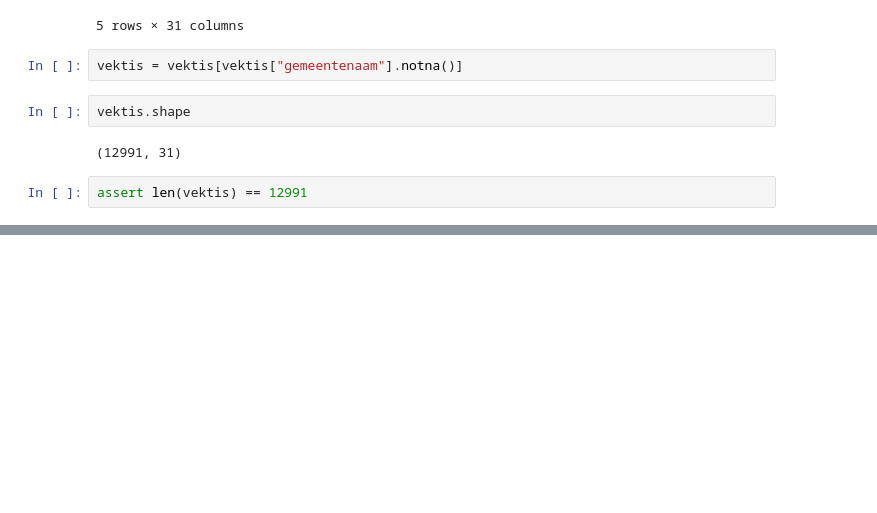
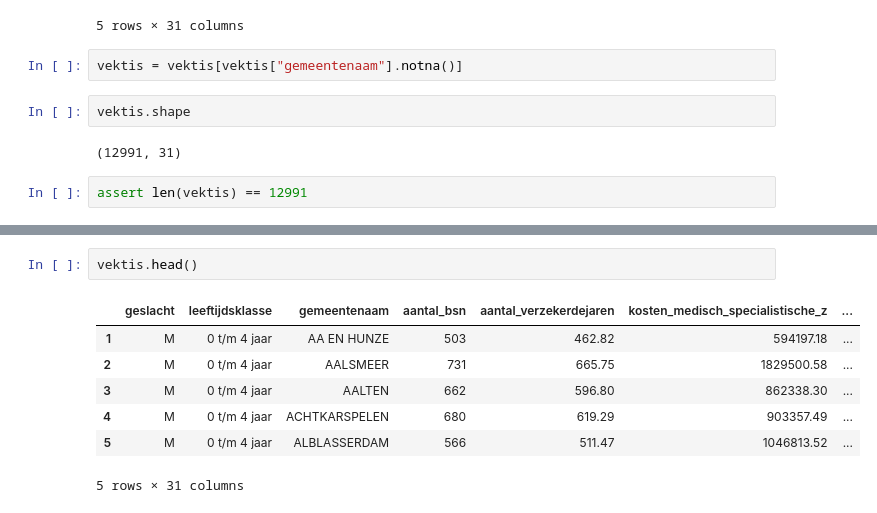
Before and after one commit to FaraRahimi/health-cost-benchmark, a Jupyter notebook: notebooks/02_clean.ipynb, the cells around one changed output, grey strips where cells are left out. Cells and saved outputs as stored; diff of their text form; blank space fills up the shorter version.

```diff
--- a/notebooks/02_clean.ipynb
+++ b/notebooks/02_clean.ipynb
@@ -64,0 +77,10 @@ assert len(vektis) == 12991
+# %%
+vektis.head()
+# %% [output]
+|  | geslacht | leeftijdsklasse | gemeentenaam | aantal_bsn | aantal_verzekerdejaren | kosten_medisch_specialistische_z | ... |
+| 1 | M | 0 t/m 4 jaar | AA EN HUNZE | 503 | 462.82 | 594197.18 | ... |
+| 2 | M | 0 t/m 4 jaar | AALSMEER | 731 | 665.75 | 1829500.58 | ... |
+| 3 | M | 0 t/m 4 jaar | AALTEN | 662 | 596.80 | 862338.30 | ... |
+| 4 | M | 0 t/m 4 jaar | ACHTKARSPELEN | 680 | 619.29 | 903357.49 | ... |
+| 5 | M | 0 t/m 4 jaar | ALBLASSERDAM | 566 | 511.47 | 1046813.52 | ... |
+5 rows × 31 columns
```
Also changed, not shown: parts of 5 cells of this notebook.
